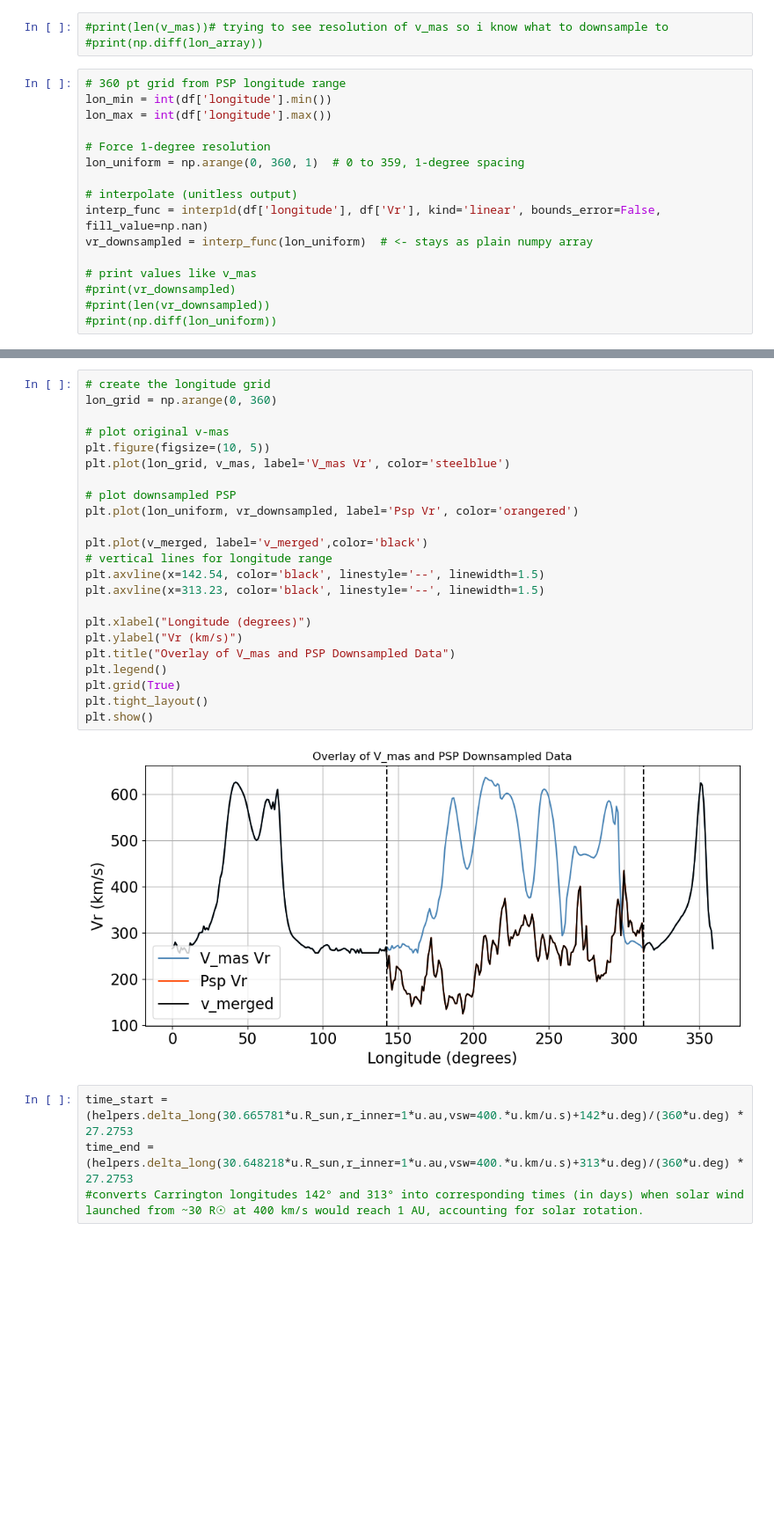
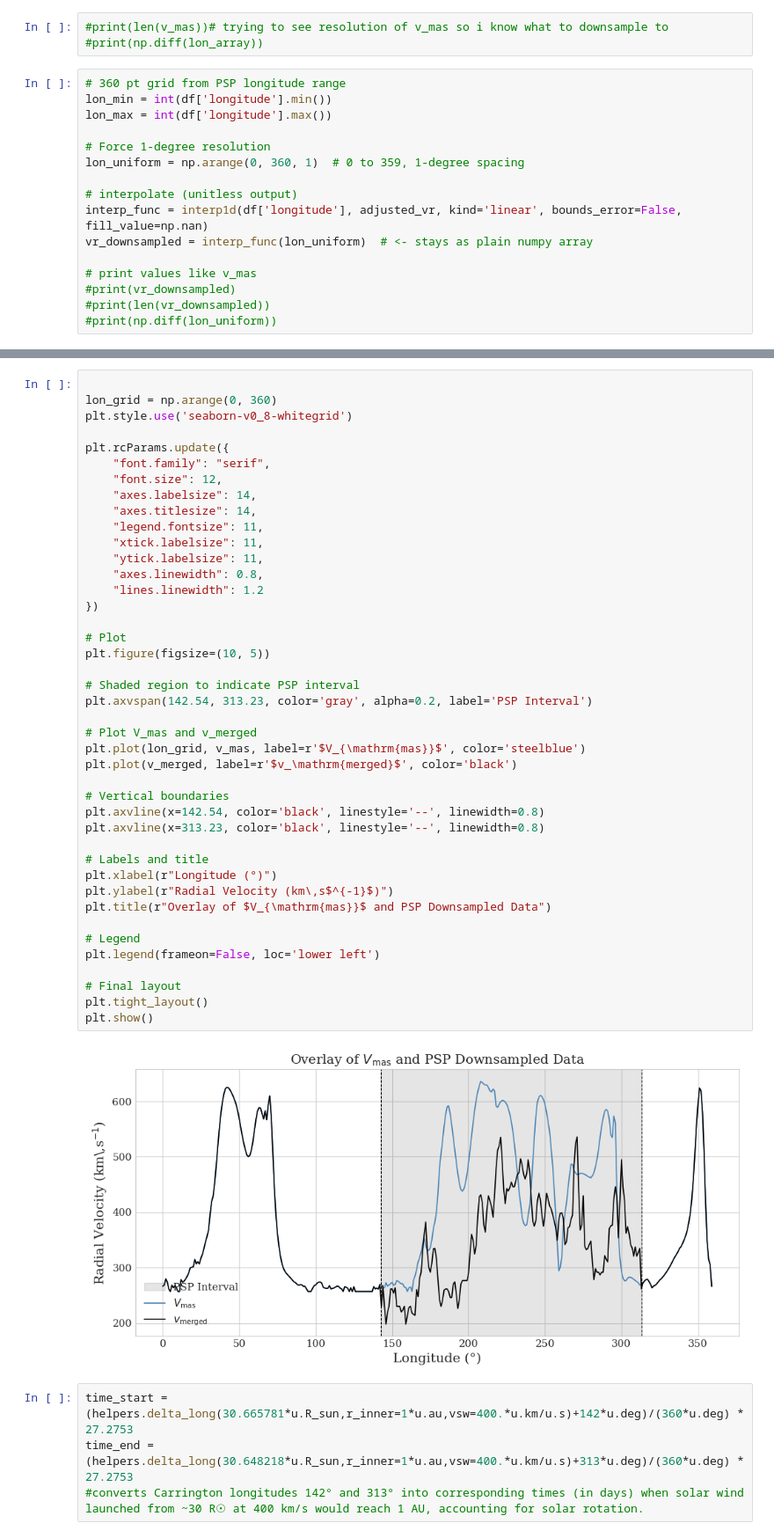
Before and after one commit to aileeniesta/HUXt_REU_project, a Jupyter notebook: code/HUXt_first_steps.ipynb, the cells around one changed output, grey strips where cells are left out. Shown at 88% size. Drawn from its saved outputs; the diff is of its cells as text; blank space fills up the shorter version.

Commit message:
Resolved acceleration issue and updated plotting/RMSE

```diff
--- a/code/HUXt_first_steps.ipynb
+++ b/code/HUXt_first_steps.ipynb
@@ -202,7 +283,7 @@ lon_max = int(df['longitude'].max())
 lon_uniform = np.arange(0, 360, 1)  # 0 to 359, 1-degree spacing
 
 # interpolate (unitless output)
-interp_func = interp1d(df['longitude'], df['Vr'], kind='linear', bounds_error=False, fill_value=np.nan)
+interp_func = interp1d(df['longitude'], adjusted_vr, kind='linear', bounds_error=False, fill_value=np.nan)
 vr_downsampled = interp_func(lon_uniform)  # <- stays as plain numpy array
 
 # print values like v_mas
@@ -224,28 +305,47 @@ plt.plot(v_mas)
 # %%
-# create the longitude grid
+
 lon_grid = np.arange(0, 360)
+plt.style.use('seaborn-v0_8-whitegrid')
 
-# plot original v-mas
+plt.rcParams.update({
+    "font.family": "serif",
+    "font.size": 12,
+    "axes.labelsize": 14,
+    "axes.titlesize": 14,
+    "legend.fontsize": 11,
+    "xtick.labelsize": 11,
+    "ytick.labelsize": 11,
+    "axes.linewidth": 0.8,
+    "lines.linewidth": 1.2
+})
+
+# Plot
 plt.figure(figsize=(10, 5))
-plt.plot(lon_grid, v_mas, label='V_mas Vr', color='steelblue')
 
-# plot downsampled PSP
-plt.plot(lon_uniform, vr_downsampled, label='Psp Vr', color='orangered')
+# Shaded region to indicate PSP interval
+plt.axvspan(142.54, 313.23, color='gray', alpha=0.2, label='PSP Interval')
 
-plt.plot(v_merged, label='v_merged',color='black')
-# vertical lines for longitude range
-plt.axvline(x=142.54, color='black', linestyle='--', linewidth=1.5)
-plt.axvline(x=313.23, color='black', linestyle='--', linewidth=1.5)
+# Plot V_mas and v_merged
+plt.plot(lon_grid, v_mas, label=r'$V_{\mathrm{mas}}$', color='steelblue')
+plt.plot(v_merged, label=r'$v_\mathrm{merged}$', color='black')
 
-plt.xlabel("Longitude (degrees)")
-plt.ylabel("Vr (km/s)")
-plt.title("Overlay of V_mas and PSP Downsampled Data")
-plt.legend()
-plt.grid(True)
+# Vertical boundaries
+plt.axvline(x=142.54, color='black', linestyle='--', linewidth=0.8)
+plt.axvline(x=313.23, color='black', linestyle='--', linewidth=0.8)
+
+# Labels and title
+plt.xlabel(r"Longitude (°)")
+plt.ylabel(r"Radial Velocity (km\,s$^{-1}$)")
+plt.title(r"Overlay of $V_{\mathrm{mas}}$ and PSP Downsampled Data")
+
+# Legend
+plt.legend(frameon=False, loc='lower left')
+
+# Final layout
 plt.tight_layout()
 plt.show()
 # %% [output]
-[figure, old version]
+[figure, new version]
 # %%
 time_start = (helpers.delta_long(30.665781*u.R_sun,r_inner=1*u.au,vsw=400.*u.km/u.s)+142*u.deg)/(360*u.deg) * 27.2753
 time_end = (helpers.delta_long(30.648218*u.R_sun,r_inner=1*u.au,vsw=400.*u.km/u.s)+313*u.deg)/(360*u.deg) * 27.2753
```
Also changed, not shown: parts of 20 cells of this notebook.
